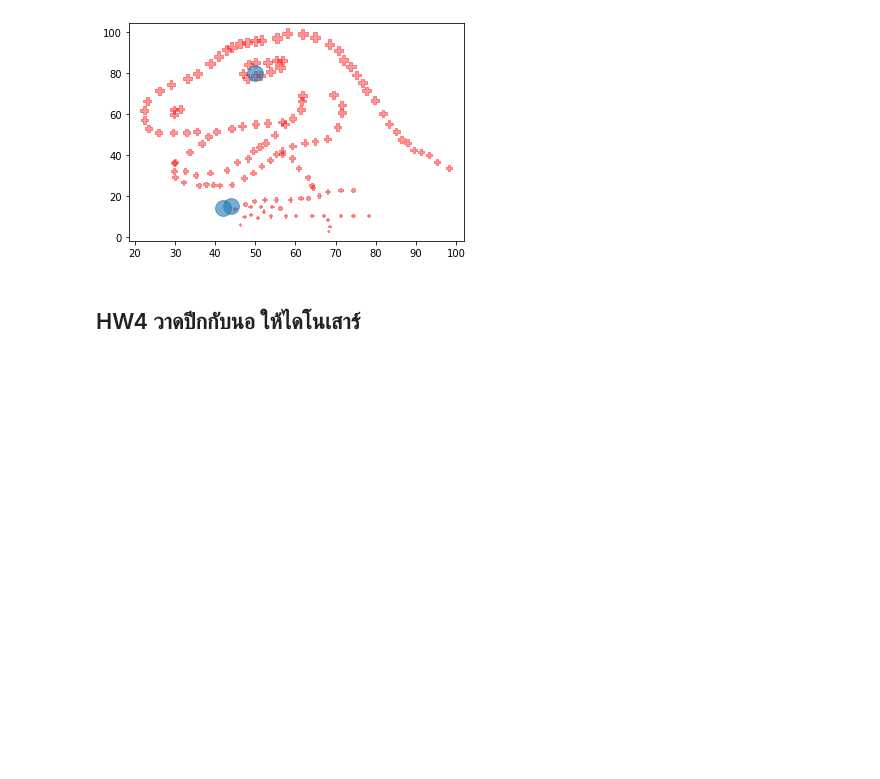
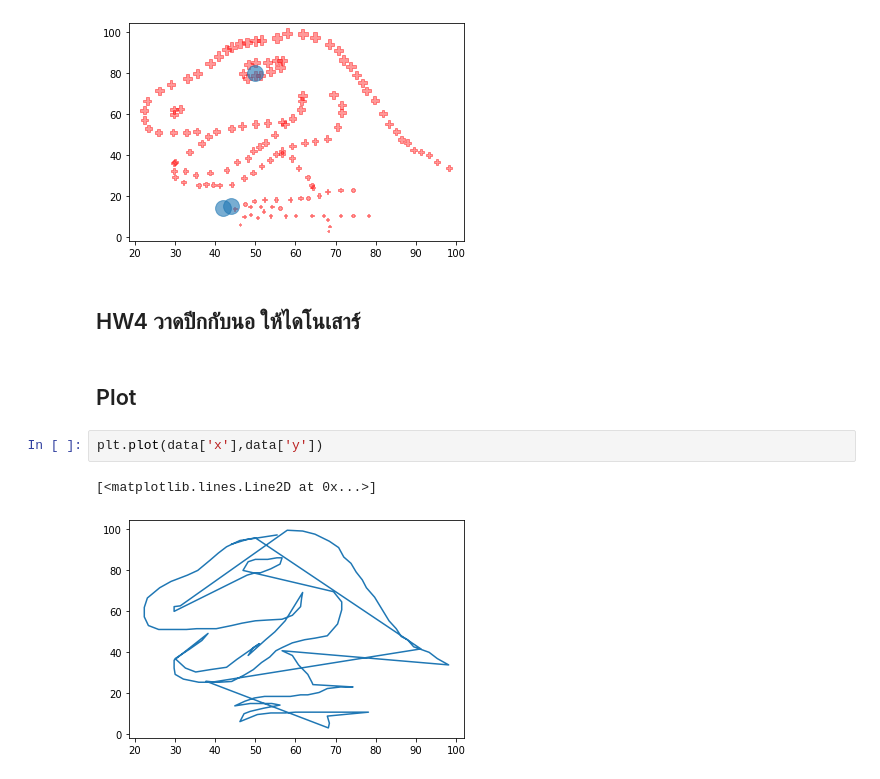
Before and after one commit to tohnperfect/KKU_Data_Mining, a Jupyter notebook: Data102.ipynb, the cells around one changed output. Drawn from its saved outputs; the diff is of its cells as text; blank space fills up the shorter version.

```diff
--- a/Data102.ipynb
+++ b/Data102.ipynb
@@ -130,3 +130,10 @@ plt.scatter([44,42,50],[15,14,80],s=250,alpha=0.6)
 [figure]
 # %% [markdown]
 ## HW4 วาดปีกกับนอ ให้ไดโนเสาร์
+# %% [markdown]
+## Plot
+# %%
+plt.plot(data['x'],data['y'])
+# %% [output]
+[<matplotlib.lines.Line2D at 0x...>]
+[figure, added]
```
Also changed, not shown: parts of 16 cells of this notebook.
